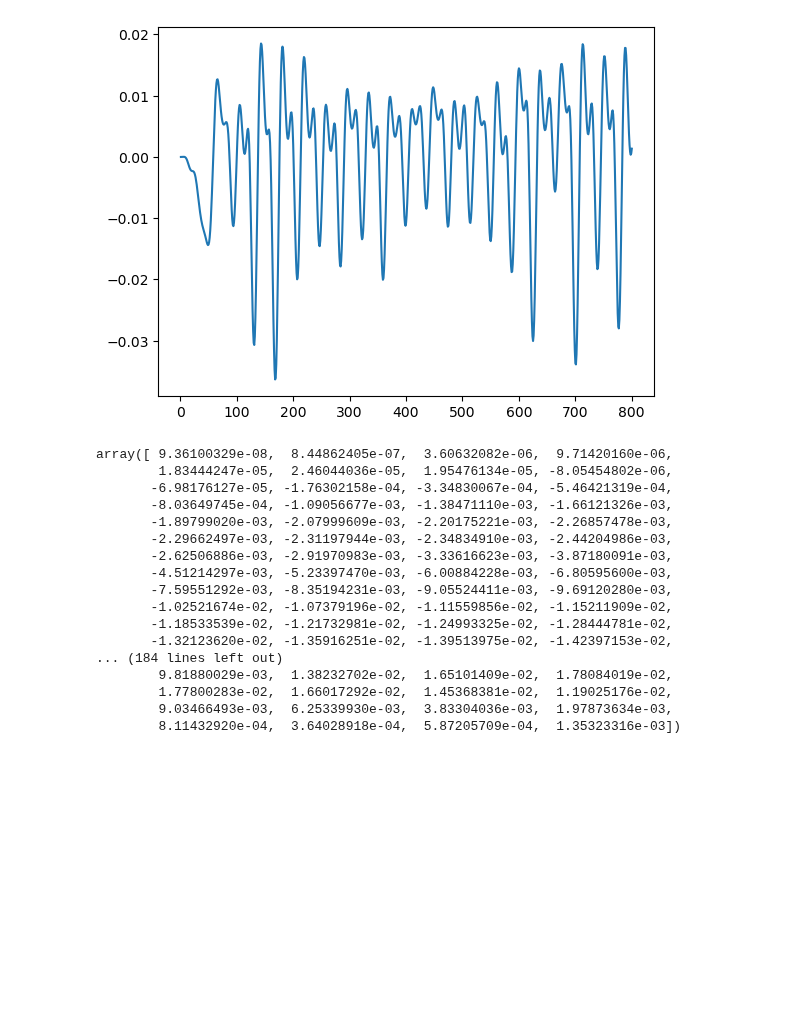
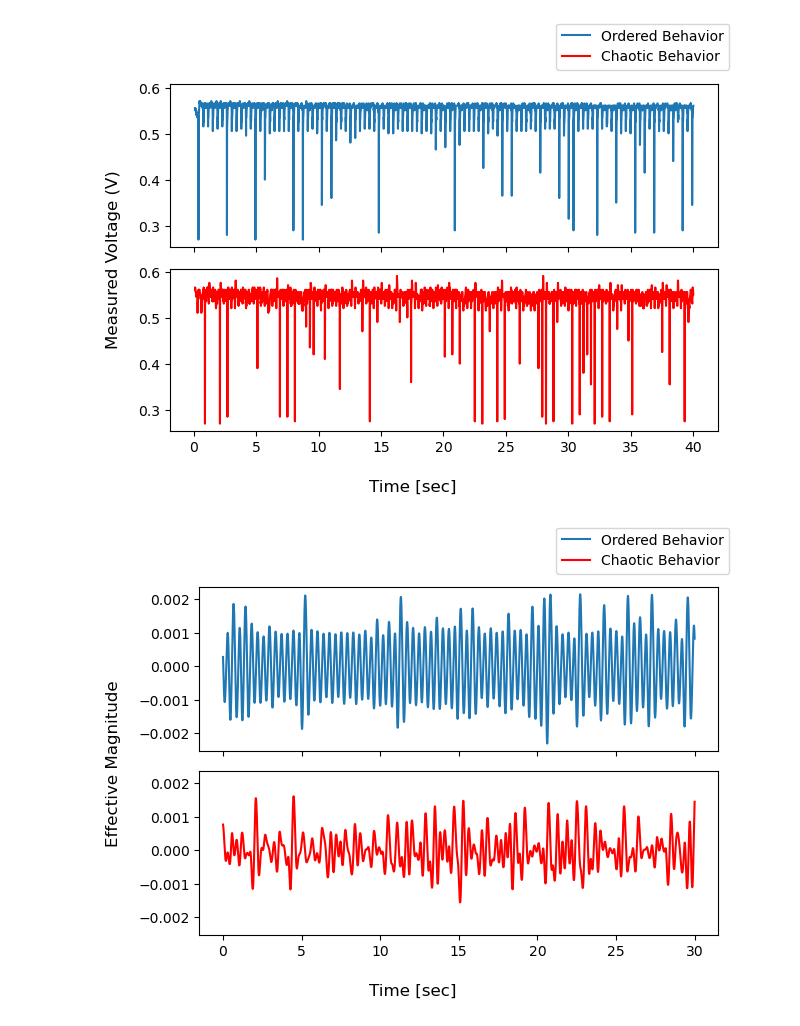
Before and after one commit to vbodenstein/Chaotic-Pendulum-Encryption, a Jupyter notebook: UpdatedProjectFilteringWIP.ipynb, the cells around one changed output. Cells and saved outputs as stored; diff of their text form; code cells hidden in the pictures; blank space fills up the shorter version.

```diff
--- a/UpdatedProjectFilteringWIP.ipynb
+++ b/UpdatedProjectFilteringWIP.ipynb
@@ -107,21 +95,0 @@ def chunkingData(numbers):
-# %%
-chunkingData(nums)
-# %% [output]
-[figure, removed]
-array([ 9.36100329e-08,  8.44862405e-07,  3.60632082e-06,  9.71420160e-06,
-        1.83444247e-05,  2.46044036e-05,  1.95476134e-05, -8.05454802e-06,
-       -6.98176127e-05, -1.76302158e-04, -3.34830067e-04, -5.46421319e-04,
-       -8.03649745e-04, -1.09056677e-03, -1.38471110e-03, -1.66121326e-03,
-       -1.89799020e-03, -2.07999609e-03, -2.20175221e-03, -2.26857478e-03,
-       -2.29662497e-03, -2.31197944e-03, -2.34834910e-03, -2.44204986e-03,
-       -2.62506886e-03, -2.91970983e-03, -3.33616623e-03, -3.87180091e-03,
-       -4.51214297e-03, -5.23397470e-03, -6.00884228e-03, -6.80595600e-03,
-       -7.59551292e-03, -8.35194231e-03, -9.05524411e-03, -9.69120280e-03,
-       -1.02521674e-02, -1.07379196e-02, -1.11559856e-02, -1.15211909e-02,
-       -1.18533539e-02, -1.21732981e-02, -1.24993325e-02, -1.28444781e-02,
-       -1.32123620e-02, -1.35916251e-02, -1.39513975e-02, -1.42397153e-02,
-... (184 lines left out)
-        9.81880029e-03,  1.38232702e-02,  1.65101409e-02,  1.78084019e-02,
-        1.77800283e-02,  1.66017292e-02,  1.45368381e-02,  1.19025176e-02,
-        9.03466493e-03,  6.25339930e-03,  3.83304036e-03,  1.97873634e-03,
-        8.11432920e-04,  3.64028918e-04,  5.87205709e-04,  1.35323316e-03])
@@ -127,0 +118,27 @@ array([ 9.36100329e-08,  8.44862405e-07,  3.60632082e-06,  9.71420160e-06,
+# %%
+numsOrdered = getData(0.25,500)
+time.sleep(5)
+numsChaotic = getData(0.20,500)
+# %%
+fig, axs = plt.subplots(2,1, sharex=True, sharey=True)
+fig.supxlabel('Time [sec]')
+fig.supylabel('Measured Voltage (V)')
+axs[0].plot(np.arange(1,len(numsOrdered)+1)[10:]/100,numsOrdered[10:], label = 'Ordered Behavior')
+axs[1].plot(np.arange(1,len(numsChaotic)+1)[10:]/100,numsChaotic[10:], color = 'red', label = 'Chaotic Behavior')
+fig.legend(loc=1)
+fig.tight_layout(rect=[0, 0, 1, 0.9])
+# %% [output]
+[figure, added]
+# %%
+filts1, diffs1 = filterData(5, numsOrdered)
+filts2, diffs2 = filterData(5, numsChaotic)
+
+fig, axs = plt.subplots(2,1, sharex=True, sharey=True)
+fig.supxlabel('Time [sec]')
+fig.supylabel('Effective Magnitude')
+axs[0].plot(np.arange(1,len(filts1)+1)/100,filts1, label = 'Ordered Behavior')
+axs[1].plot(np.arange(1,len(filts2)+1)/100,filts2, color = 'red', label = 'Chaotic Behavior')
+fig.legend(loc=1)
+fig.tight_layout(rect=[0, 0, 1, 0.9])
+# %% [output]
+[figure, added]
```
Also changed, not shown: parts of 8 cells of this notebook.
